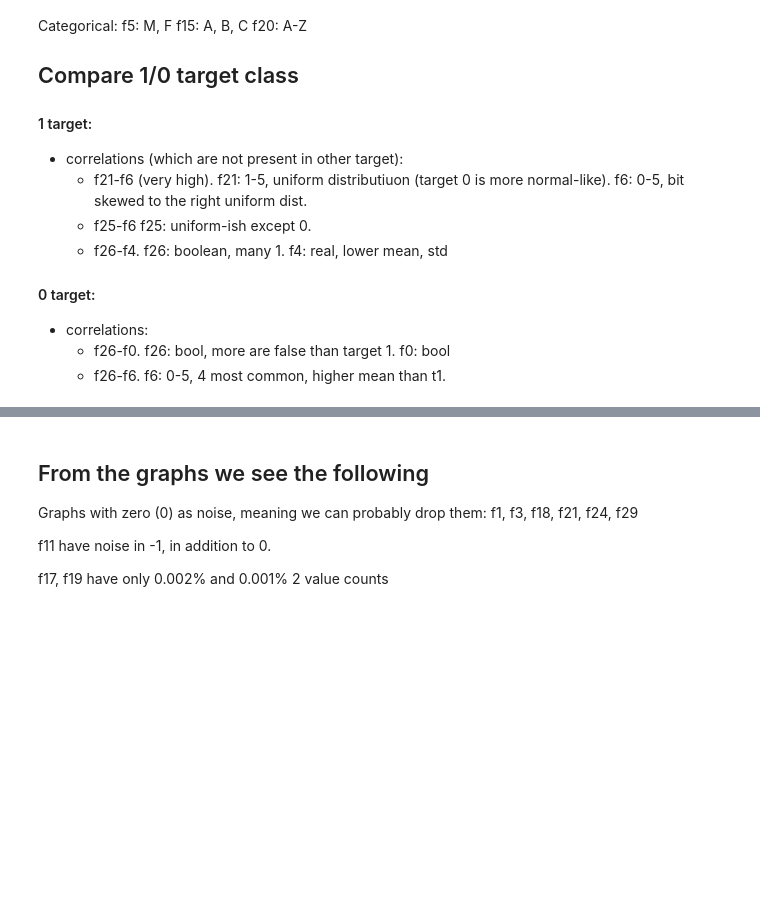
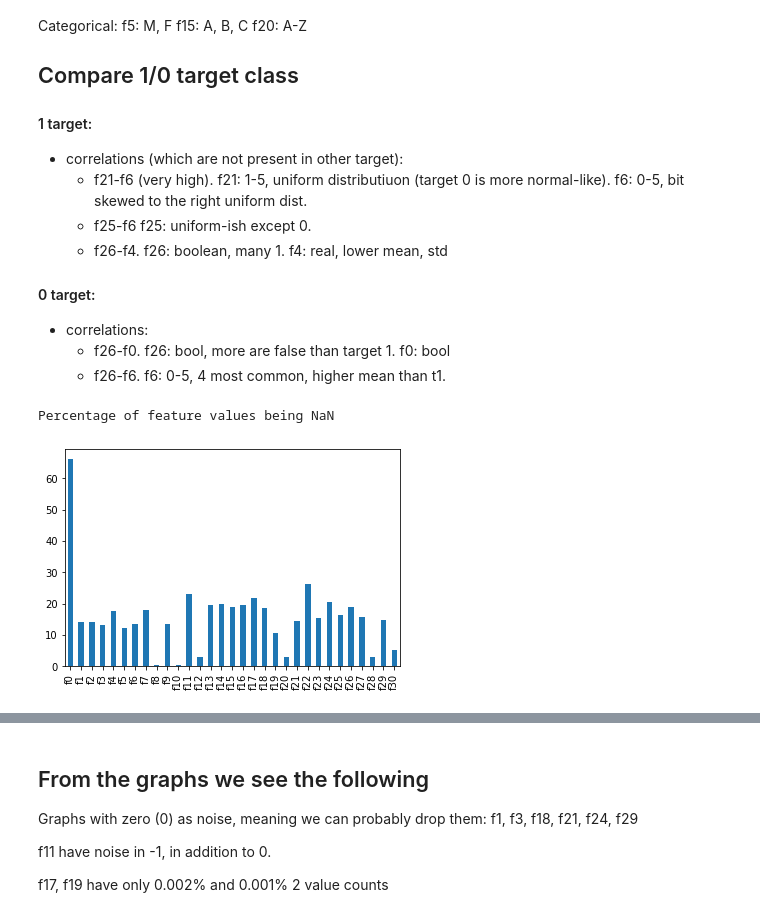
Before and after one commit to oyvindsam/mikkel-og-oyvind, a Jupyter notebook: explore-Copy1.ipynb, the cells around one changed output, grey strips where cells are left out. Cells and saved outputs as stored; diff of their text form; code cells hidden in the pictures; blank space fills up the shorter version.

```diff
--- a/explore-Copy1.ipynb
+++ b/explore-Copy1.ipynb
@@ -51,4 +49,6 @@ f20: A-Z
 # %%
-print('Percentage of values being NaN')
-nans = data.isna().sum().map(lambda x: x / len(data) * 100).round(1)
-pd.DataFrame({'Nan percentage': nans})
+print('Percentage of feature values being NaN')
+nans = data.isna().sum().map(lambda x: x / len(data) * 100).round(1).plot(kind='bar')
+# %% [output]
+Percentage of feature values being NaN
+[figure, added]
```
Also changed, not shown: parts of 14 cells of this notebook.
